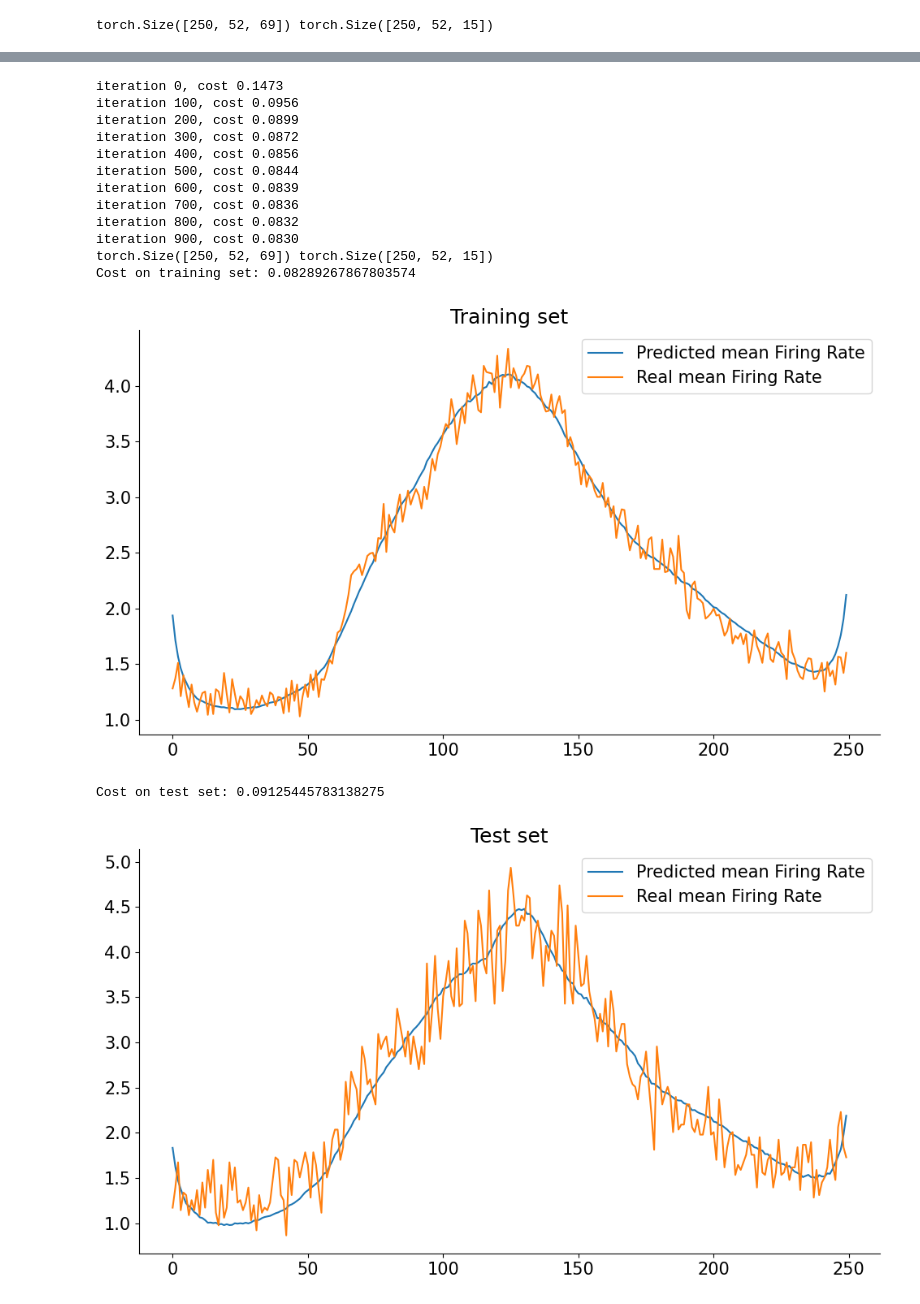
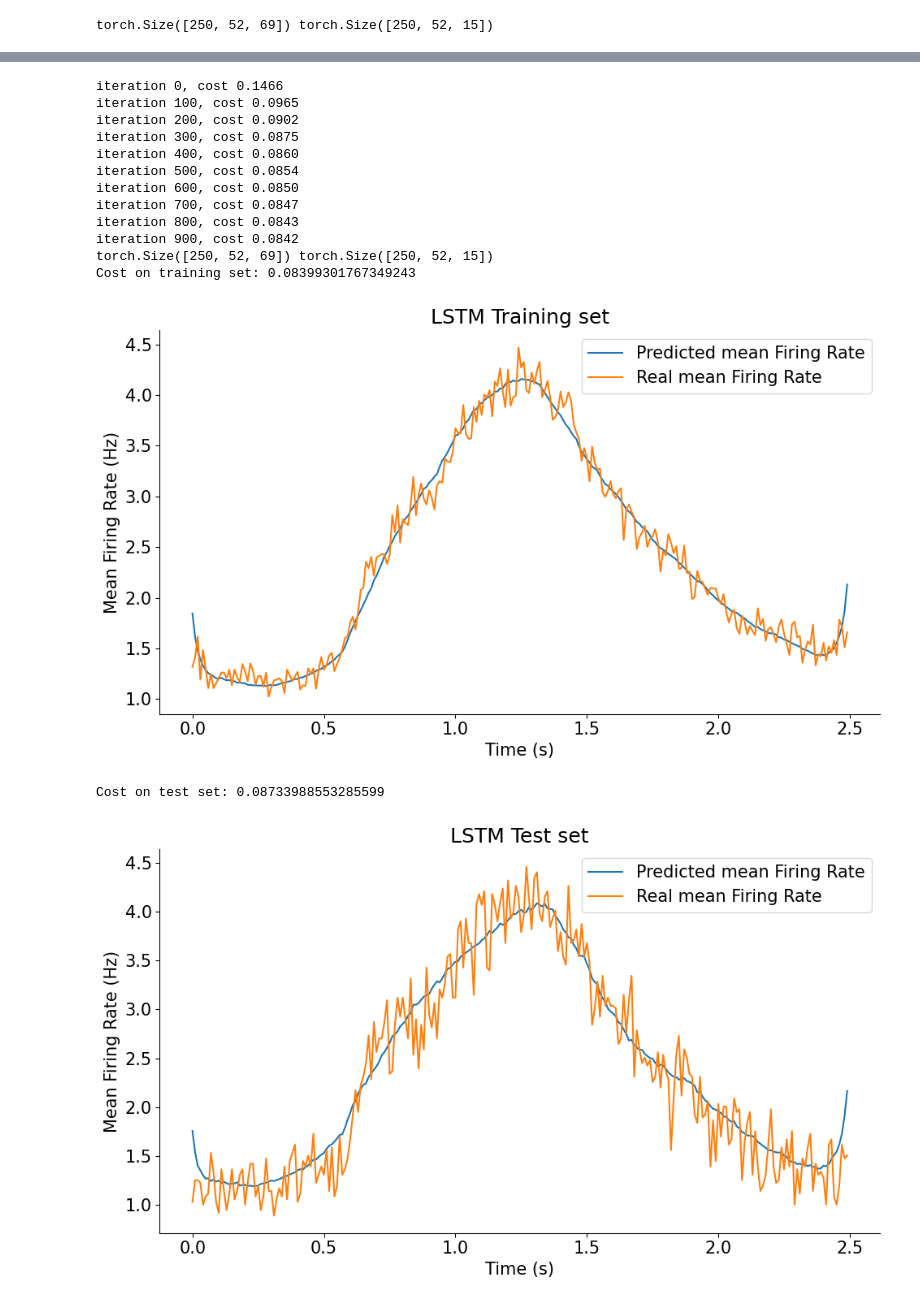
Before and after one commit to omidatashani/neurons-activity-prediction, a Jupyter notebook: neurons_activity_prediction.ipynb, the cells around one changed output, grey strips where cells are left out. Saved outputs shown, nothing was run; the diff lists cells and outputs as text; code cells hidden in the pictures.

```diff
--- a/neurons_activity_prediction.ipynb
+++ b/neurons_activity_prediction.ipynb
@@ -280,7 +381,7 @@ print(z_test.shape, q_test.shape)
 # %% [output]
 torch.Size([250, 52, 69]) torch.Size([250, 52, 15])
 # %%
-# Training set; avg across  all trials and neurons
+# Training set; average across all trials and neurons
 dt = dat['bin_size']
 rpred = z.detach().cpu().numpy()
 rpred_mean = rpred.mean(axis=(1, 2))
@@ -288,9 +389,14 @@ y_true_mean = y_train.mean(axis=(1, 2))
 cost_train = Poisson_loss(z, output_population).mean()
 print(f'Cost on training set: {cost_train}')
 plt.figure(figsize=(10, 6))
-plt.plot(1/dt * rpred_mean)
-plt.plot(1/dt * y_true_mean)
-plt.title('Training set')
-plt.legend(['Predicted mean Firing Rate', 'Real mean Firing Rate'])
+
+time_points = np.arange(len(rpred_mean)) * dt  # convert x values to time in seconds
+plt.plot(time_points, 1/dt * rpred_mean)
+plt.plot(time_points, 1/dt * y_true_mean)
+
+plt.title('RNN Training set')
+plt.ylabel('Mean Firing Rate (Hz)')
+plt.xlabel('Time (s)')
+plt.legend(['Predicted mean Firing Rate', 'Real mean Firing Rate'], loc='upper right')
 plt.show()
 # %% [output]
@@ -357,53 +465,56 @@ for k in range(niter):
 
   if k % 100 == 0:
     print(f'iteration {k}, cost {cost.item():.4f}')
 
 
 # Test
 input_population_test = torch.from_numpy(x_test).to(device).float()
 output_population_test = torch.from_numpy(y_test).to(device).float()
 z_test, q_test = net(input_population_test)
 print(z_test.shape, q_test.shape)
 
 # Training set; avg across  all trials and neurons
-dt = dat['bin_size']
 rpred = z.detach().cpu().numpy()
 rpred_mean = rpred.mean(axis=(1, 2))
 y_true_mean = y_train.mean(axis=(1, 2))
 cost_train = Poisson_loss(z, output_population).mean()
 print(f'Cost on training set: {cost_train}')
 plt.figure(figsize=(10, 6))
-plt.plot(1/dt * rpred_mean)
-plt.plot(1/dt * y_true_mean)
-plt.title('Training set')
-plt.legend(['Predicted mean Firing Rate', 'Real mean Firing Rate'])
+plt.plot(time_points, 1/dt * rpred_mean)
+plt.plot(time_points, 1/dt * y_true_mean)
+plt.title('LSTM Training set')
+plt.ylabel('Mean Firing Rate (Hz)')
+plt.xlabel('Time (s)')
+plt.legend(['Predicted mean Firing Rate', 'Real mean Firing Rate'], loc='upper right')
 plt.show()
 
 # Test set; avg across  all trials and neurons
 rpred = z_test.detach().cpu().numpy()
 rpred_mean = rpred.mean(axis=(1, 2))
 y_true_mean = y_test.mean(axis=(1, 2))
 cost_test = Poisson_loss(z_test, output_population_test).mean()
 print(f'Cost on test set: {cost_test}')
 plt.figure(figsize=(10, 6))
-plt.plot(1/dt * rpred_mean)
-plt.plot(1/dt * y_true_mean)
-plt.legend(['Predicted mean Firing Rate', 'Real mean Firing Rate'])
-plt.title('Test set')
+plt.plot(time_points, 1/dt * rpred_mean)
+plt.plot(time_points, 1/dt * y_true_mean)
+plt.title('LSTM Test set')
+plt.ylabel('Mean Firing Rate (Hz)')
+plt.xlabel('Time (s)')
+plt.legend(['Predicted mean Firing Rate', 'Real mean Firing Rate'], loc='upper right')
 plt.show()
 # %% [output]
-iteration 0, cost 0.1473
-iteration 100, cost 0.0956
-iteration 200, cost 0.0899
-iteration 300, cost 0.0872
-iteration 400, cost 0.0856
-iteration 500, cost 0.0844
-iteration 600, cost 0.0839
-iteration 700, cost 0.0836
-iteration 800, cost 0.0832
-iteration 900, cost 0.0830
+iteration 0, cost 0.1466
+iteration 100, cost 0.0965
+iteration 200, cost 0.0902
+iteration 300, cost 0.0875
+iteration 400, cost 0.0860
+iteration 500, cost 0.0854
+iteration 600, cost 0.0850
+iteration 700, cost 0.0847
+iteration 800, cost 0.0843
+iteration 900, cost 0.0842
 torch.Size([250, 52, 69]) torch.Size([250, 52, 15])
-Cost on training set: 0.08289267867803574
+Cost on training set: 0.08399301767349243
-[figure, old version]
+[figure, new version]
-Cost on test set: 0.09125445783138275
+Cost on test set: 0.08733988553285599
-[figure, old version]
+[figure, new version]
```
Also changed, not shown: parts of 12 cells of this notebook.
